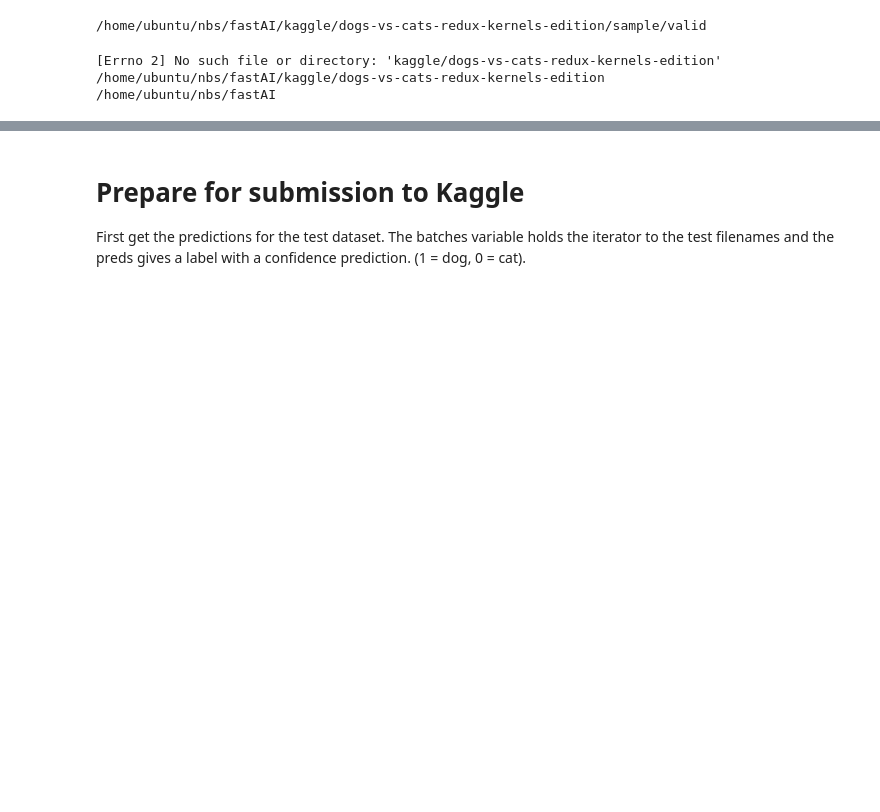
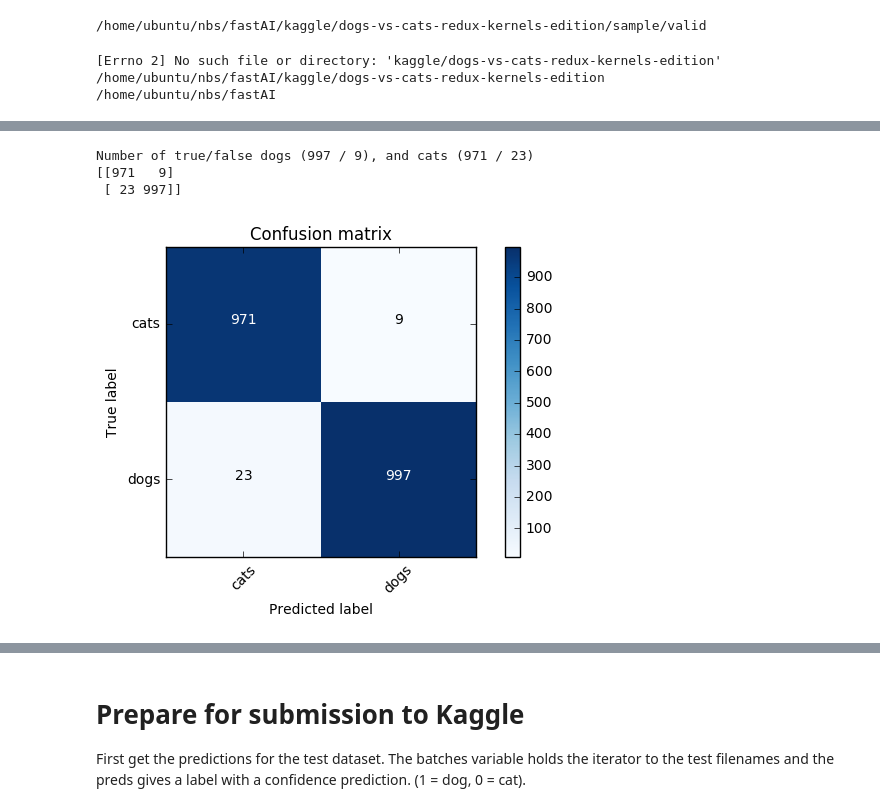
Before and after one commit to Dieleman/fastAI, a Jupyter notebook: Cats vs Dogs lesson 1.ipynb, the cells around one changed output, grey strips where cells are left out. Drawn from its saved outputs; the diff is of its cells as text; code cells hidden in the pictures; blank space fills up the shorter version.

```diff
--- a/Cats vs Dogs lesson 1.ipynb
+++ b/Cats vs Dogs lesson 1.ipynb
@@ -170,0 +260,20 @@ plots(img,titles=labels)
+# %%
+isDogValid = validationPreds[:,1]
+trueLabels = validationTestbatches.classes
+ourLabels = np.round(isDogValid)
+DOG = 1
+CAT = 0
+trueQualifiedDogs = np.where((ourLabels == DOG) & (trueLabels == DOG))[0]
+falseQualifiedDogs = np.where((ourLabels == DOG) & (trueLabels == CAT))[0]
+trueQualifiedCats = np.where((ourLabels == CAT) & (trueLabels == CAT))[0]
+falseQualifiedCats = np.where((ourLabels == CAT) & (trueLabels == DOG))[0]
+print("Number of true/false dogs (%i / %i), and cats (%i / %i)" % (len(trueQualifiedDogs),len(falseQualifiedDogs),len(trueQualifiedCats),len(falseQualifiedCats)))
+
+
+cm = confusion_matrix(trueLabels, ourLabels)
+plot_confusion_matrix(cm, val_batches.class_indices)
+# %% [output]
+Number of true/false dogs (997 / 9), and cats (971 / 23)
+[[971   9]
+ [ 23 997]]
+[figure, added]
```
Also changed, not shown: parts of 56 cells of this notebook.
